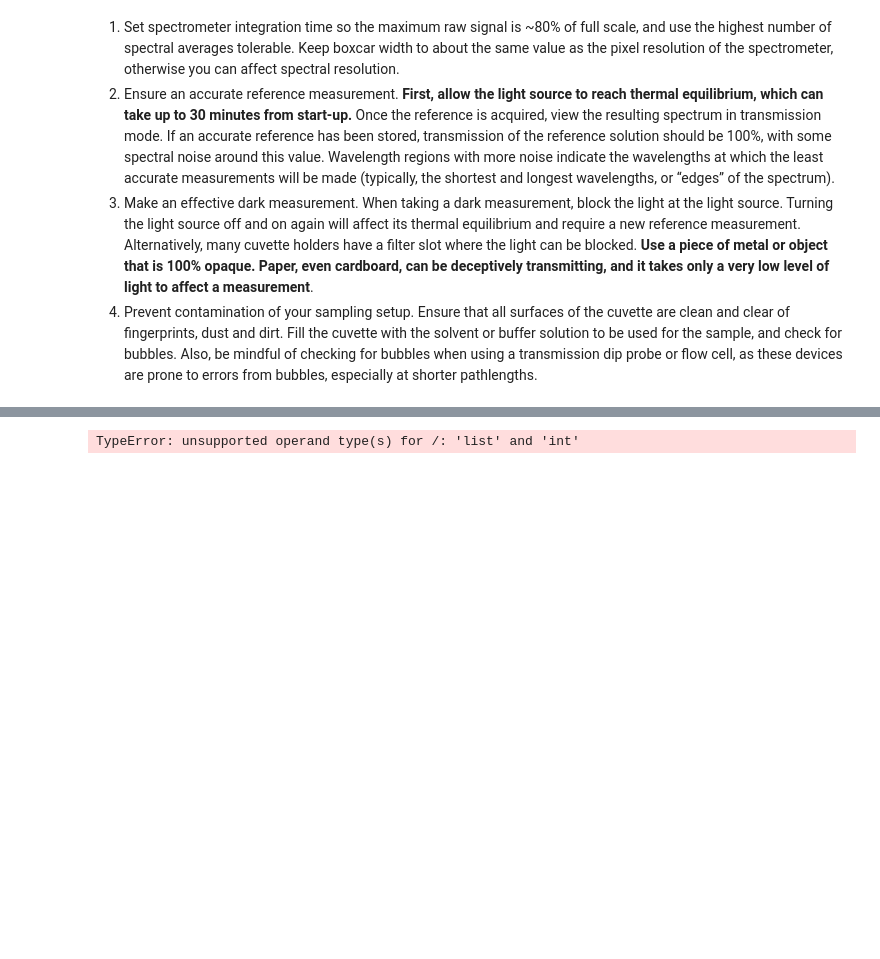
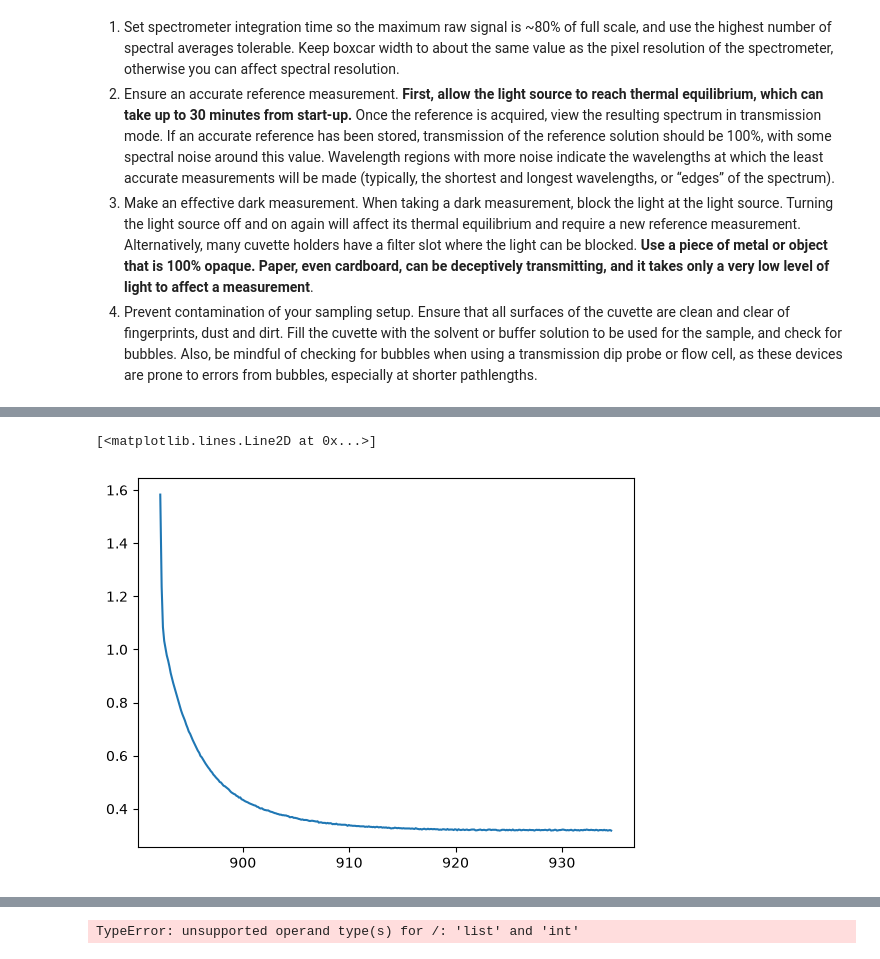
Before and after one commit to rcaerbannog/enph352-lab-band, a Jupyter notebook: band-lab-notebook.ipynb, the cells around one changed output, grey strips where cells are left out. Cells and saved outputs as stored; diff of their text form; code cells hidden in the pictures; blank space fills up the shorter version.

```diff
--- a/band-lab-notebook.ipynb
+++ b/band-lab-notebook.ipynb
@@ -87,0 +239,12 @@ https://www.oceanoptics.com/medical-life-sciences/how-to-measure-absorbance/
+# %%
+# Filter data down, then find the minimal absorbance
+wavelength2 = wavelength[mask]
+data2 = data[mask]
+locmin = np.argmin(data2)
+wavelength2 = wavelength2[:locmin]
+data2 = data2[:locmin]
+plt.plot(wavelength2, data2)
+# ... There's still
+# %% [output]
+[<matplotlib.lines.Line2D at 0x...>]
+[figure, added]
```
Also changed, not shown: parts of 17 cells of this notebook, 1 other file.
